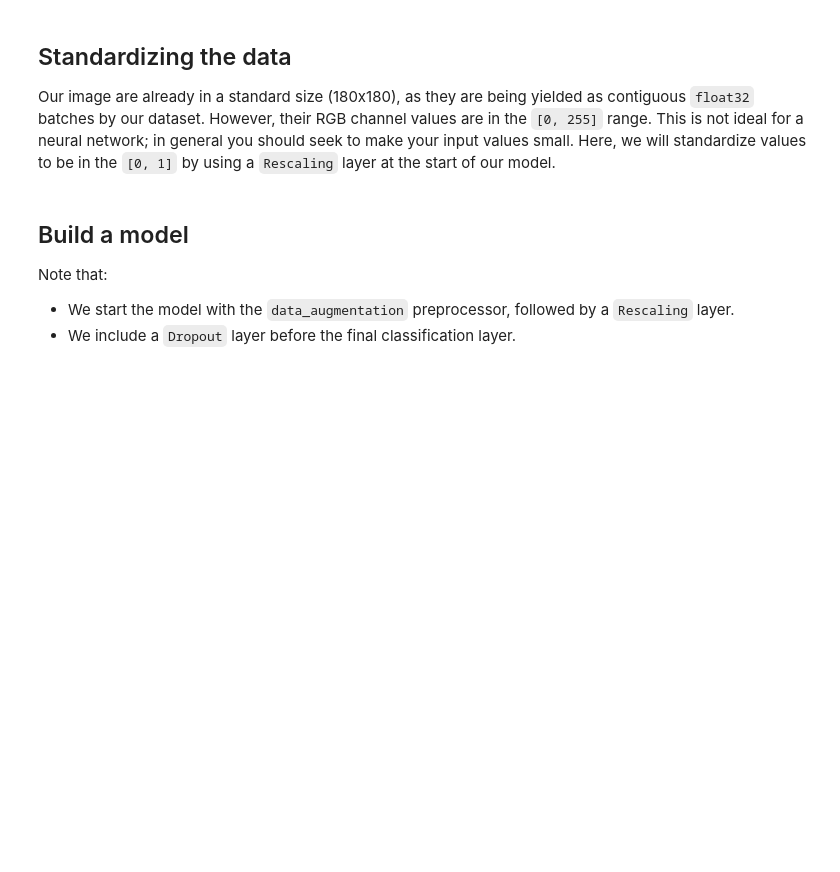
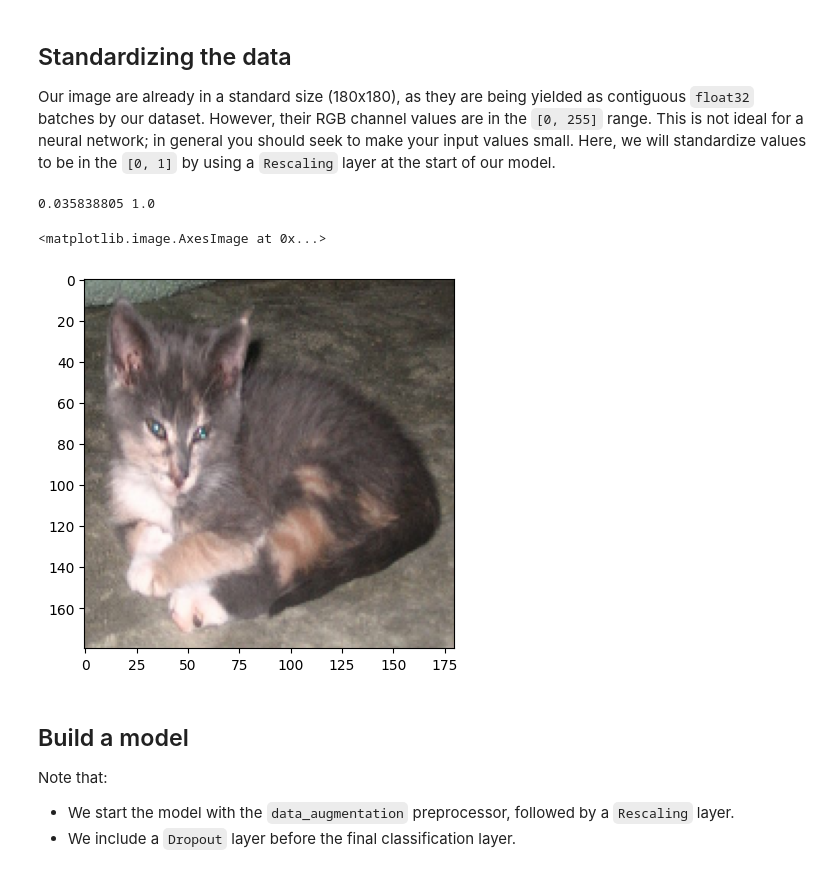
Before and after one commit to danieleavolio/2nd-Year, a Jupyter notebook: Deep Learning/Lab/Convolutional NN/HandsOn-Animals.ipynb, the cells around one changed output. Cells and saved outputs as stored; diff of their text form; code cells hidden in the pictures; blank space fills up the shorter version.

```diff
--- a/Deep Learning/Lab/Convolutional NN/HandsOn-Animals.ipynb
+++ b/Deep Learning/Lab/Convolutional NN/HandsOn-Animals.ipynb
@@ -186,25 +167,34 @@ our model.
 # %%
 ## Standardizing the data
 
 #Our image are already in a standard size (180x180), as they are being yielded as
 #contiguous `float32` batches by our dataset. However, their RGB channel values are in
 #the `[0, 255]` range. This is not ideal for a neural network;
 #in general you should seek to make your input values small. Here, we will
 #standardize values to be in the `[0, 1]` by using a `Rescaling` layer at the start of
 #our model.
 
-from tensorflow.keras import layers
+from keras import layers
+import numpy as np
 
 normalization_layer = tf.keras.layers.experimental.preprocessing.Rescaling(1./255)
 
 normalized_ds = train_ds.map(lambda x, y: (normalization_layer(x), y))
 
 image_batch, labels_batch = next(iter(normalized_ds))
 
 first_image = image_batch[0]
 
 # Notice the pixels values are now in `[0,1]`.
 print(np.min(first_image), np.max(first_image))
+
+#show augmented first image channel value
+
+plt.imshow(first_image)
+# %% [output]
+0.035838805 1.0
+<matplotlib.image.AxesImage at 0x...>
+[figure, added]
 # %% [markdown]
 ## Build a model
 
```
Also changed, not shown: parts of 14 cells of this notebook, 22 other files.
